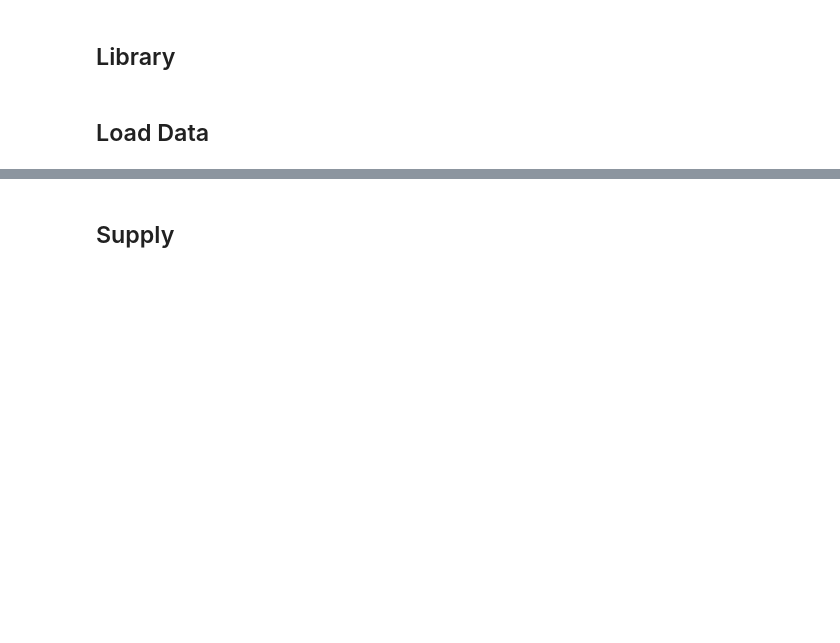
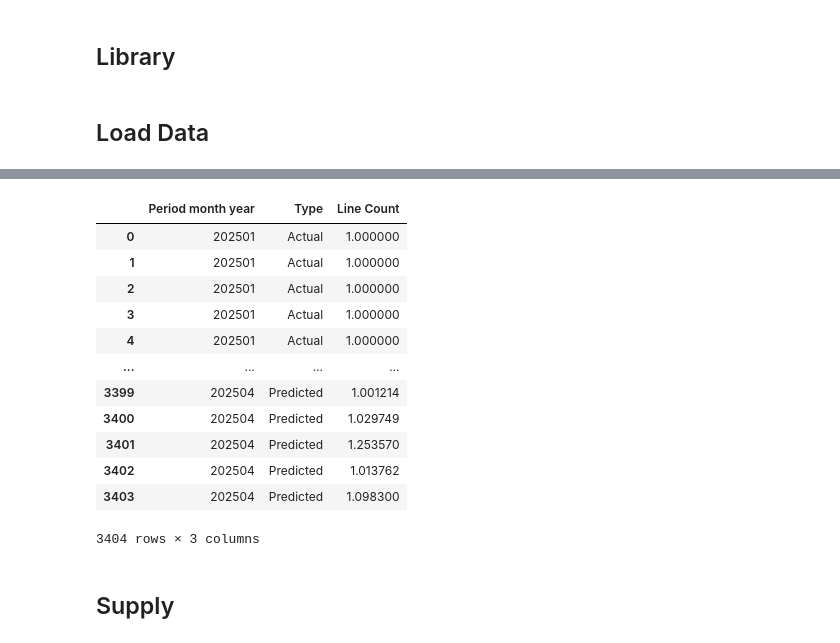
Before and after one commit to moumitaghanti/Signet-Supply, a Jupyter notebook: Signet Supply.ipynb, the cells around one changed output, grey strips where cells are left out. Drawn from its saved outputs; the diff is of its cells as text; code cells hidden in the pictures; blank space fills up the shorter version.

```diff
--- a/Signet Supply.ipynb
+++ b/Signet Supply.ipynb
@@ -42,0 +552,16 @@ df_Utilization = df_Utilization.drop('Unnamed: 0', axis = 1)
+# %%
+plot_df_melted
+# %% [output]
+|  | Period month year | Type | Line Count |
+| 0 | 202501 | Actual | 1.000000 |
+| 1 | 202501 | Actual | 1.000000 |
+| 2 | 202501 | Actual | 1.000000 |
+| 3 | 202501 | Actual | 1.000000 |
+| 4 | 202501 | Actual | 1.000000 |
+| ... | ... | ... | ... |
+| 3399 | 202504 | Predicted | 1.001214 |
+| 3400 | 202504 | Predicted | 1.029749 |
+| 3401 | 202504 | Predicted | 1.253570 |
+| 3402 | 202504 | Predicted | 1.013762 |
+| 3403 | 202504 | Predicted | 1.098300 |
+3404 rows × 3 columns
```
Also changed, not shown: parts of 10 cells of this notebook, 5 other files.
